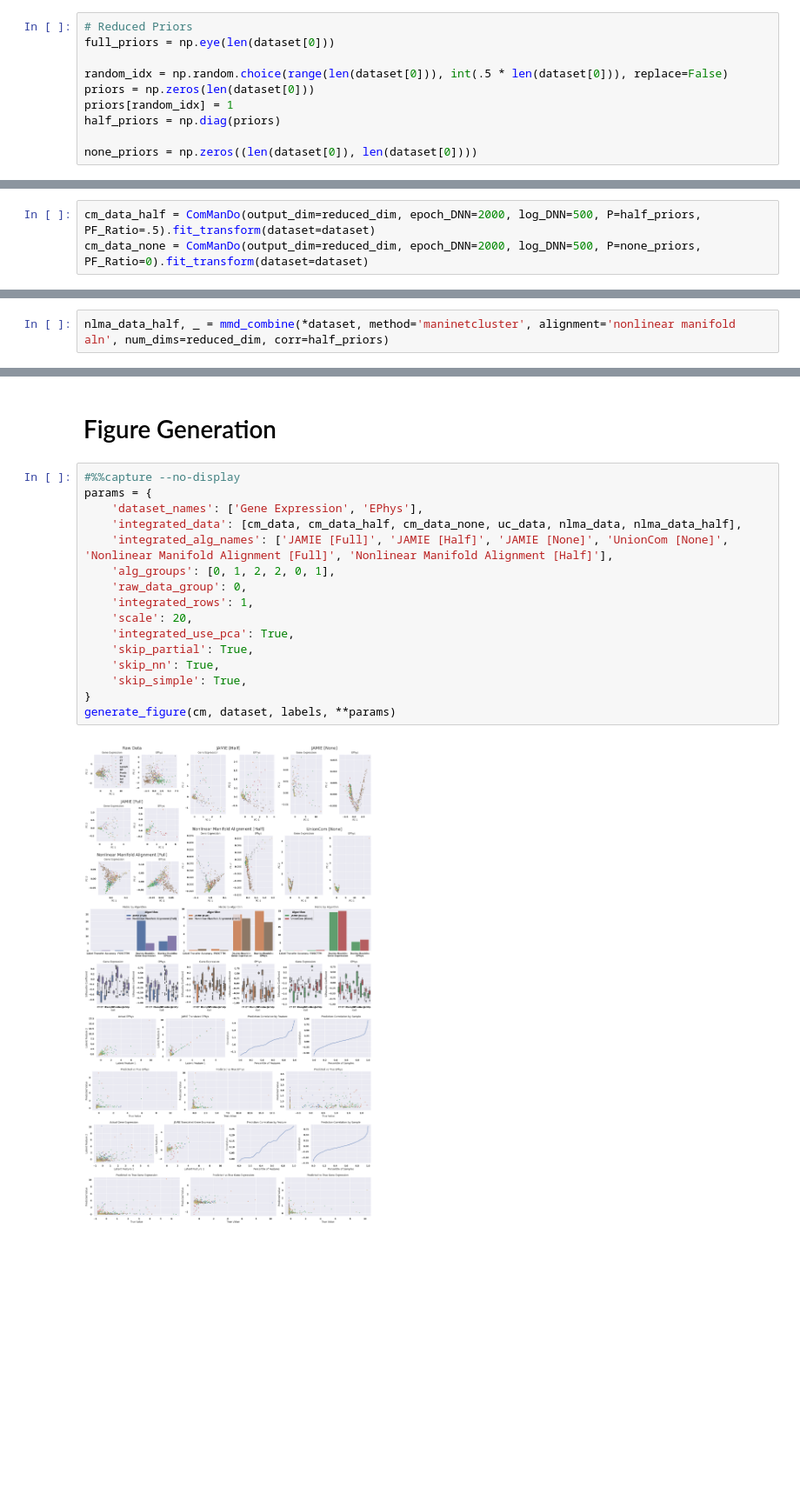
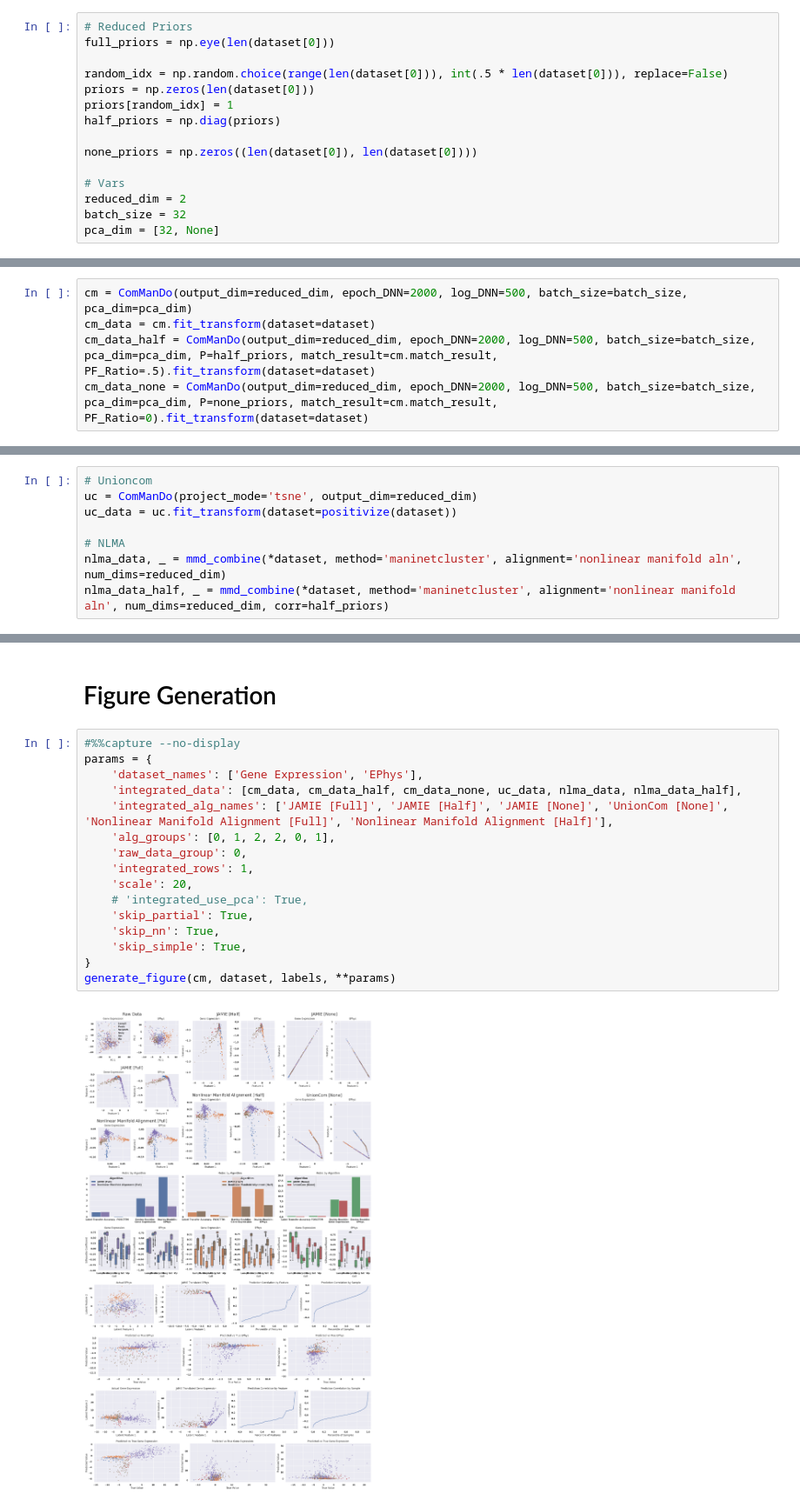
Before and after one commit to Oafish1/JAMIE, a Jupyter notebook: examples/general_analysis/scMNC.ipynb, the cells around one changed output, grey strips where cells are left out. Shown at 87% size. Drawn from its saved outputs; the diff is of its cells as text; blank space fills up the shorter version.

```diff
--- a/examples/general_analysis/scMNC.ipynb
+++ b/examples/general_analysis/scMNC.ipynb
@@ -70,3 +70,8 @@ priors[random_idx] = 1
 half_priors = np.diag(priors)
 
 none_priors = np.zeros((len(dataset[0]), len(dataset[0])))
+
+# Vars
+reduced_dim = 2
+batch_size = 32
+pca_dim = [32, None]
@@ -99,6 +80,8 @@ Total: 33.1782361100004
 # %%
-cm_data_half = ComManDo(output_dim=reduced_dim, epoch_DNN=2000, log_DNN=500, P=half_priors, PF_Ratio=.5).fit_transform(dataset=dataset)
-cm_data_none = ComManDo(output_dim=reduced_dim, epoch_DNN=2000, log_DNN=500, P=none_priors, PF_Ratio=0).fit_transform(dataset=dataset)
+cm = ComManDo(output_dim=reduced_dim, epoch_DNN=2000, log_DNN=500, batch_size=batch_size, pca_dim=pca_dim)
+cm_data = cm.fit_transform(dataset=dataset)
+cm_data_half = ComManDo(output_dim=reduced_dim, epoch_DNN=2000, log_DNN=500, batch_size=batch_size, pca_dim=pca_dim, P=half_priors, match_result=cm.match_result, PF_Ratio=.5).fit_transform(dataset=dataset)
+cm_data_none = ComManDo(output_dim=reduced_dim, epoch_DNN=2000, log_DNN=500, batch_size=batch_size, pca_dim=pca_dim, P=none_priors, match_result=cm.match_result, PF_Ratio=0).fit_transform(dataset=dataset)
 # %% [output]
 use random seed: 666
 Shape of Raw data
@@ -147,2 +105,8 @@ nlma_data, _ = mmd_combine(data1, data2, method='maninetcluster', alignment='non
 # %%
+# Unioncom
+uc = ComManDo(project_mode='tsne', output_dim=reduced_dim)
+uc_data = uc.fit_transform(dataset=positivize(dataset))
+
+# NLMA
+nlma_data, _ = mmd_combine(*dataset, method='maninetcluster', alignment='nonlinear manifold aln', num_dims=reduced_dim)
 nlma_data_half, _ = mmd_combine(*dataset, method='maninetcluster', alignment='nonlinear manifold aln', num_dims=reduced_dim, corr=half_priors)
@@ -151,19 +133,19 @@ nlma_data_half, _ = mmd_combine(*dataset, method='maninetcluster', alignment='no
 # %%
 #%%capture --no-display
 params = {
     'dataset_names': ['Gene Expression', 'EPhys'],
     'integrated_data': [cm_data, cm_data_half, cm_data_none, uc_data, nlma_data, nlma_data_half],
     'integrated_alg_names': ['JAMIE [Full]', 'JAMIE [Half]', 'JAMIE [None]', 'UnionCom [None]', 'Nonlinear Manifold Alignment [Full]', 'Nonlinear Manifold Alignment [Half]'],
     'alg_groups': [0, 1, 2, 2, 0, 1],
     'raw_data_group': 0,
     'integrated_rows': 1,
     'scale': 20,
-    'integrated_use_pca': True,
+    # 'integrated_use_pca': True,
     'skip_partial': True,
     'skip_nn': True,
     'skip_simple': True,
 }
 generate_figure(cm, dataset, labels, **params)
 # %% [output]
-[figure, old version]
+[figure, new version]
 <commando.evaluation.generate_figure at 0x...>
```
Also changed, not shown: parts of 11 cells of this notebook, 8 other files.
